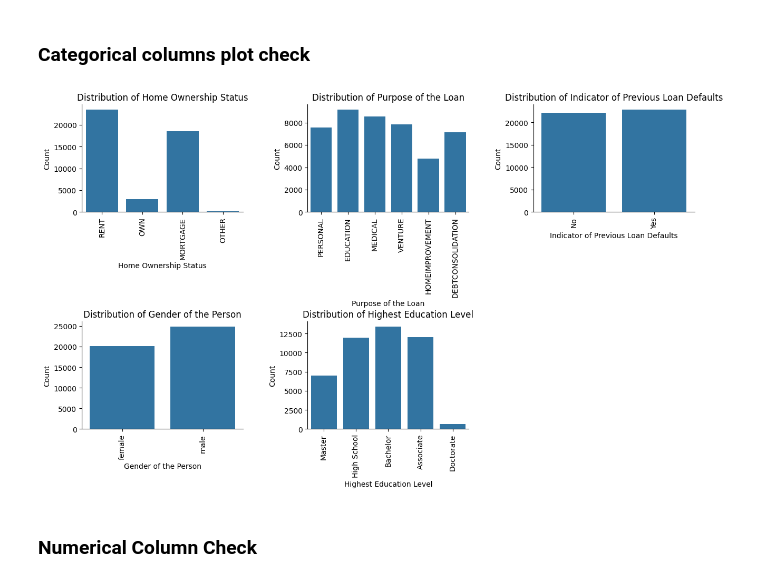
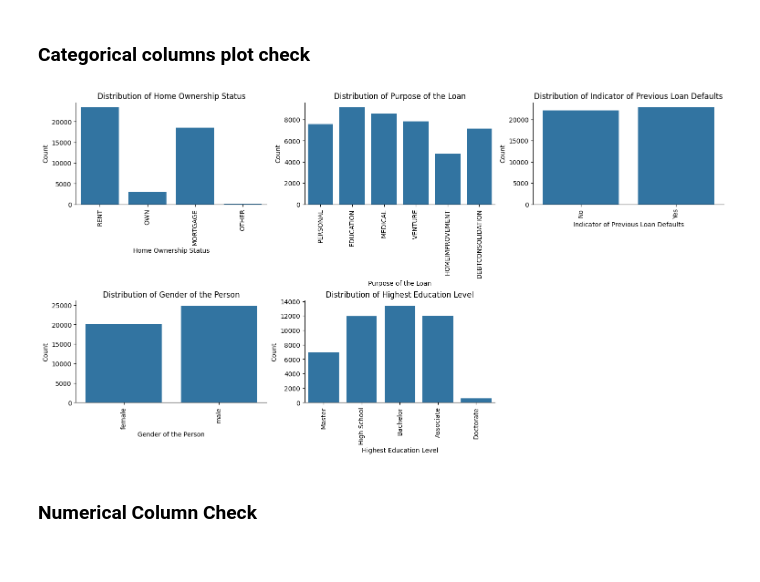
Before and after one commit to perryfalcon0410/Loan-Approval-Analysis, a Jupyter notebook: Loan_approval_analysis.ipynb, the cells around one changed output. Cells and saved outputs as stored; diff of their text form; code cells hidden in the pictures.

```diff
--- a/Loan_approval_analysis.ipynb
+++ b/Loan_approval_analysis.ipynb
@@ -122,41 +129,35 @@ Name: count, dtype: int64
 # %% [markdown]
 ### Categorical columns plot check
 # %%
-# Define names for the plots and corresponding categorical columns
-names = [
-    "Home Ownership Status", "Purpose of the Loan", "Indicator of Previous Loan Defaults",
-    "Gender of the Person", "Highest Education Level"
-]
-
-categorical_columns = [
-    "person_home_ownership", "loan_intent", "previous_loan_defaults_on_file",
-    "person_gender", "person_education"
+# Define plot names and related categorical columns
+plot_details = [
+    ("person_home_ownership", "Home Ownership Status"),
+    ("loan_intent", "Purpose of the Loan"),
+    ("previous_loan_defaults_on_file", "Indicator of Previous Loan Defaults"),
+    ("person_gender", "Gender of the Person"),
+    ("person_education", "Highest Education Level")
 ]
 
 # Create subplots
-fig, axes = plt.subplots(2, 3, figsize=(15, 8))
-fig.subplots_adjust(hspace=1.02, wspace=0.4)
+fig, axes = plt.subplots(2, 3, figsize=(15, 8), constrained_layout=True)
 
-# Flatten axes for easy iteration
-axes = axes.flatten()
+# Flatten the axes for easier iteration and iterate through the columns
+for ax, (col, label) in zip(axes.flat, plot_details):
+    sns.countplot(x=col, data=df, ax=ax)
+    ax.set_title(f"Distribution of {label}", fontsize=12)
+    ax.set_xlabel(label)
+    ax.set_ylabel("Count")
+    ax.tick_params(axis='x', rotation=90)
 
-# Plot count plots for each categorical column
-for i, (col, name) in enumerate(zip(categorical_columns, names)):
-    sns.countplot(x=col, data=df, ax=axes[i])
-    axes[i].set_title(f"Distribution of {name}", fontsize=12)
-    axes[i].set_xlabel(name)
-    axes[i].set_ylabel("Count")
-    axes[i].tick_params(axis='x', rotation=90)
+# Remove unused subplots, if any
+for ax in axes.flat[len(plot_details):]:
+    ax.remove()
 
-# Remove any unused subplots
-for j in range(len(categorical_columns), len(axes)):
-    fig.delaxes(axes[j])
-
-# Final plot adjustments and display
+# Enhance overall aesthetics and display
 sns.despine()
 plt.show()
 # %% [output]
-[figure, old version]
+[figure, new version]
 # %% [markdown]
 ### Numerical Column Check
 # %%
```
Also changed, not shown: parts of 14 cells of this notebook, 1 other file.
